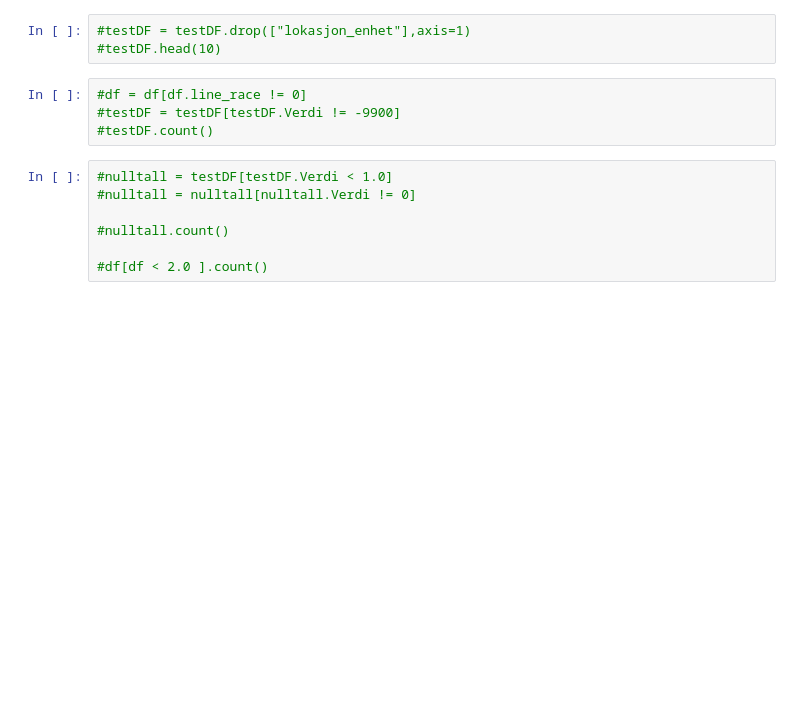
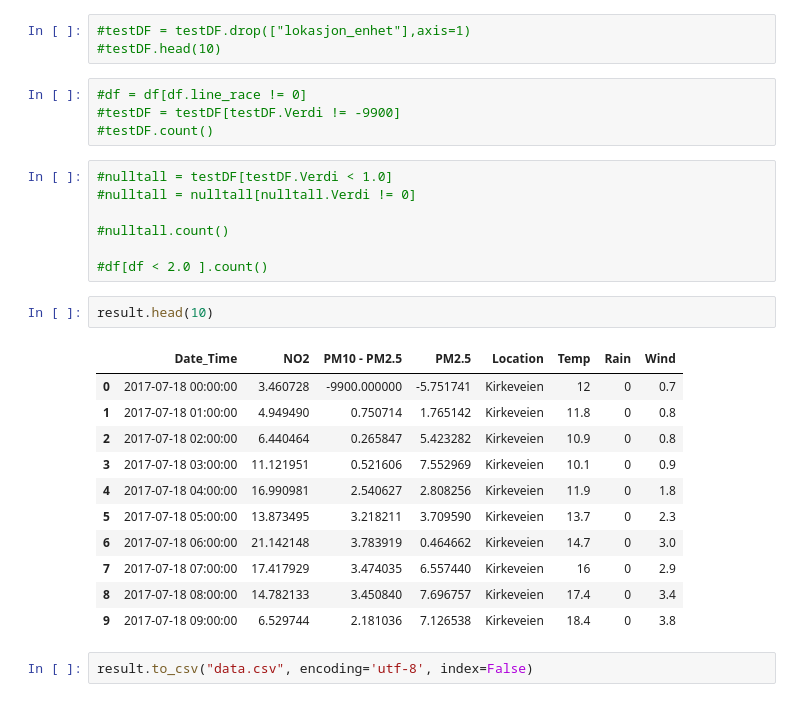
Before and after one commit to gustavberggren96/DataAnalyticsGroup3, a Jupyter notebook: AirPollutionAnalysis.ipynb, the cells around one changed output. Drawn from its saved outputs; the diff is of its cells as text; blank space fills up the shorter version.

```diff
--- a/AirPollutionAnalysis.ipynb
+++ b/AirPollutionAnalysis.ipynb
@@ -272,3 +273,19 @@ result = pd.merge(result, wind_df, on='Date_Time')
 #nulltall.count()
 
 #df[df < 2.0 ].count()
+# %%
+result.head(10)
+# %% [output]
+|  | Date_Time | NO2 | PM10 - PM2.5 | PM2.5 | Location | Temp | Rain | Wind |
+| 0 | 2017-07-18 00:00:00 | 3.460728 | -9900.000000 | -5.751741 | Kirkeveien | 12 | 0 | 0.7 |
+| 1 | 2017-07-18 01:00:00 | 4.949490 | 0.750714 | 1.765142 | Kirkeveien | 11.8 | 0 | 0.8 |
+| 2 | 2017-07-18 02:00:00 | 6.440464 | 0.265847 | 5.423282 | Kirkeveien | 10.9 | 0 | 0.8 |
+| 3 | 2017-07-18 03:00:00 | 11.121951 | 0.521606 | 7.552969 | Kirkeveien | 10.1 | 0 | 0.9 |
+| 4 | 2017-07-18 04:00:00 | 16.990981 | 2.540627 | 2.808256 | Kirkeveien | 11.9 | 0 | 1.8 |
+| 5 | 2017-07-18 05:00:00 | 13.873495 | 3.218211 | 3.709590 | Kirkeveien | 13.7 | 0 | 2.3 |
+| 6 | 2017-07-18 06:00:00 | 21.142148 | 3.783919 | 0.464662 | Kirkeveien | 14.7 | 0 | 3.0 |
+| 7 | 2017-07-18 07:00:00 | 17.417929 | 3.474035 | 6.557440 | Kirkeveien | 16 | 0 | 2.9 |
+| 8 | 2017-07-18 08:00:00 | 14.782133 | 3.450840 | 7.696757 | Kirkeveien | 17.4 | 0 | 3.4 |
+| 9 | 2017-07-18 09:00:00 | 6.529744 | 2.181036 | 7.126538 | Kirkeveien | 18.4 | 0 | 3.8 |
+# %%
+result.to_csv("data.csv", encoding='utf-8', index=False)
```
Also changed, not shown: parts of 3 cells of this notebook, 1 other file.
